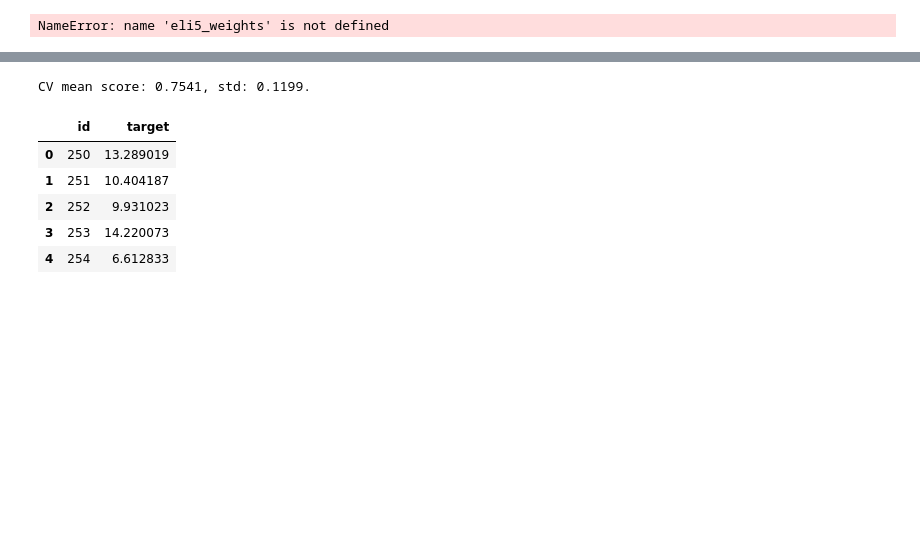
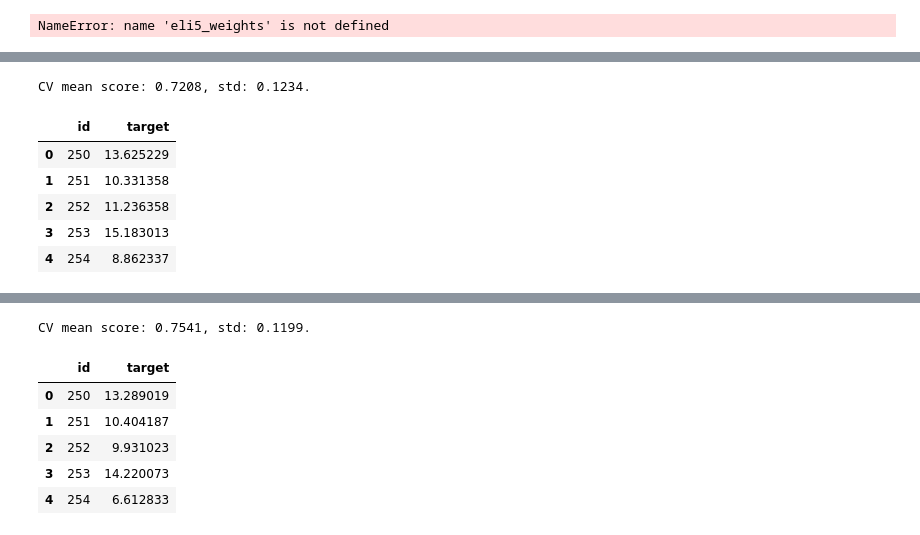
Before and after one commit to HQuality/Kagglez, a Jupyter notebook: Dont Overfit! II/Untitled.ipynb, the cells around one changed output, grey strips where cells are left out. Cells and saved outputs as stored; diff of their text form; code cells hidden in the pictures; blank space fills up the shorter version.

Commit message:
concat lr

```diff
--- a/Dont Overfit! II/Untitled.ipynb
+++ b/Dont Overfit! II/Untitled.ipynb
@@ -1123,0 +1124,22 @@ CV mean score: 0.7761, std: 0.1176.
+# %%
+scaler = StandardScaler()
+X_train = train.drop(['id','target'], axis=1).values
+X_test = test.drop(['id'], axis=1).values
+data = scaler.fit_transform(np.concatenate((X_train, X_test), axis=0))
+X_train = data[:250]
+X_test = data[250:]
+oof_lr, prediction_lr, scores = train_model(X_train, X_test, y_train, params=None, model_type='sklearn', model=model, folds=repeated_fold)
+
+submission = pd.read_csv('sample_submission.csv')
+submission['target'] = prediction_lr
+submission.to_csv('submission_top8.csv', index=False)
+
+submission.head()
+# %% [output]
+CV mean score: 0.7208, std: 0.1234.
+|  | id | target |
+| 0 | 250 | 13.625229 |
+| 1 | 251 | 10.331358 |
+| 2 | 252 | 11.236358 |
+| 3 | 253 | 15.183013 |
+| 4 | 254 | 8.862337 |
```
Also changed, not shown: parts of 3 cells of this notebook, 1 other file.
